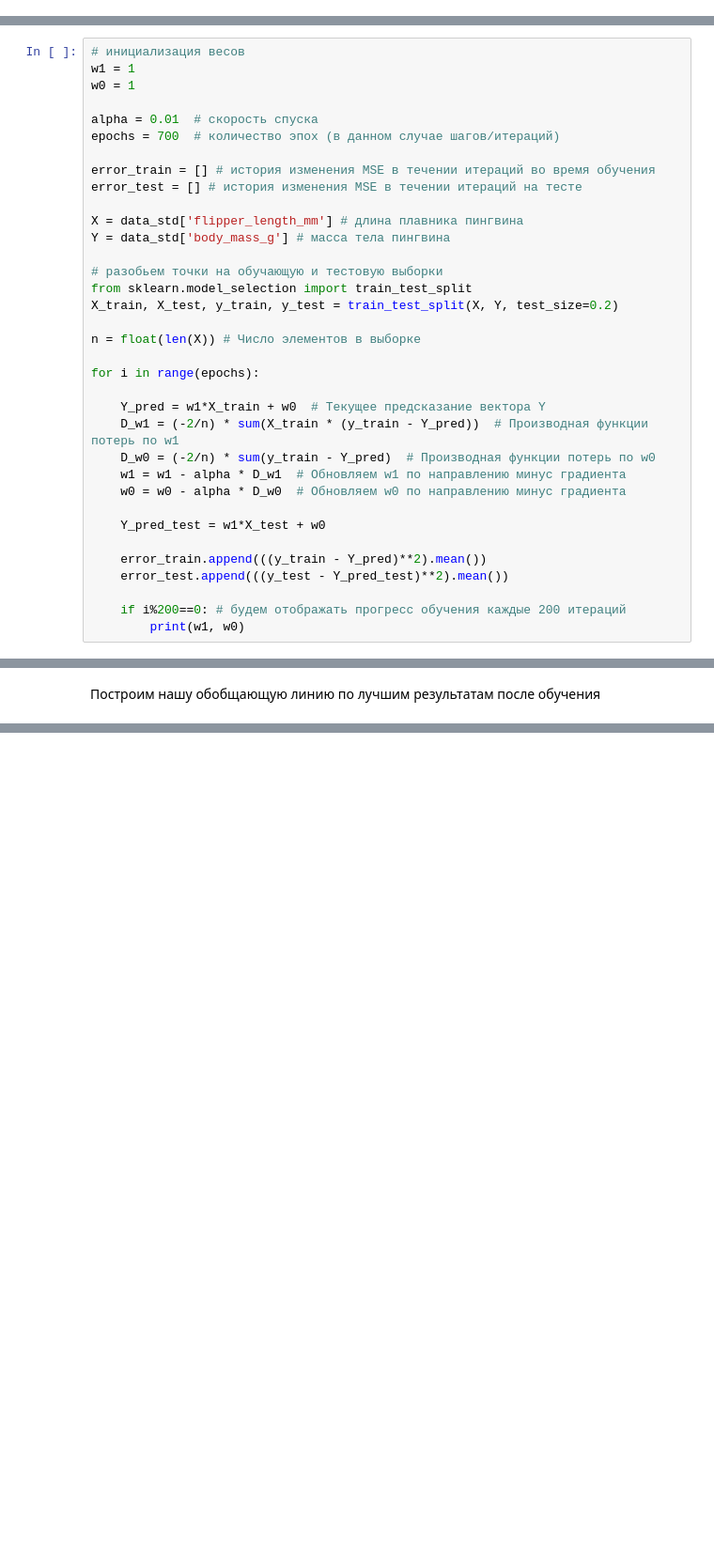
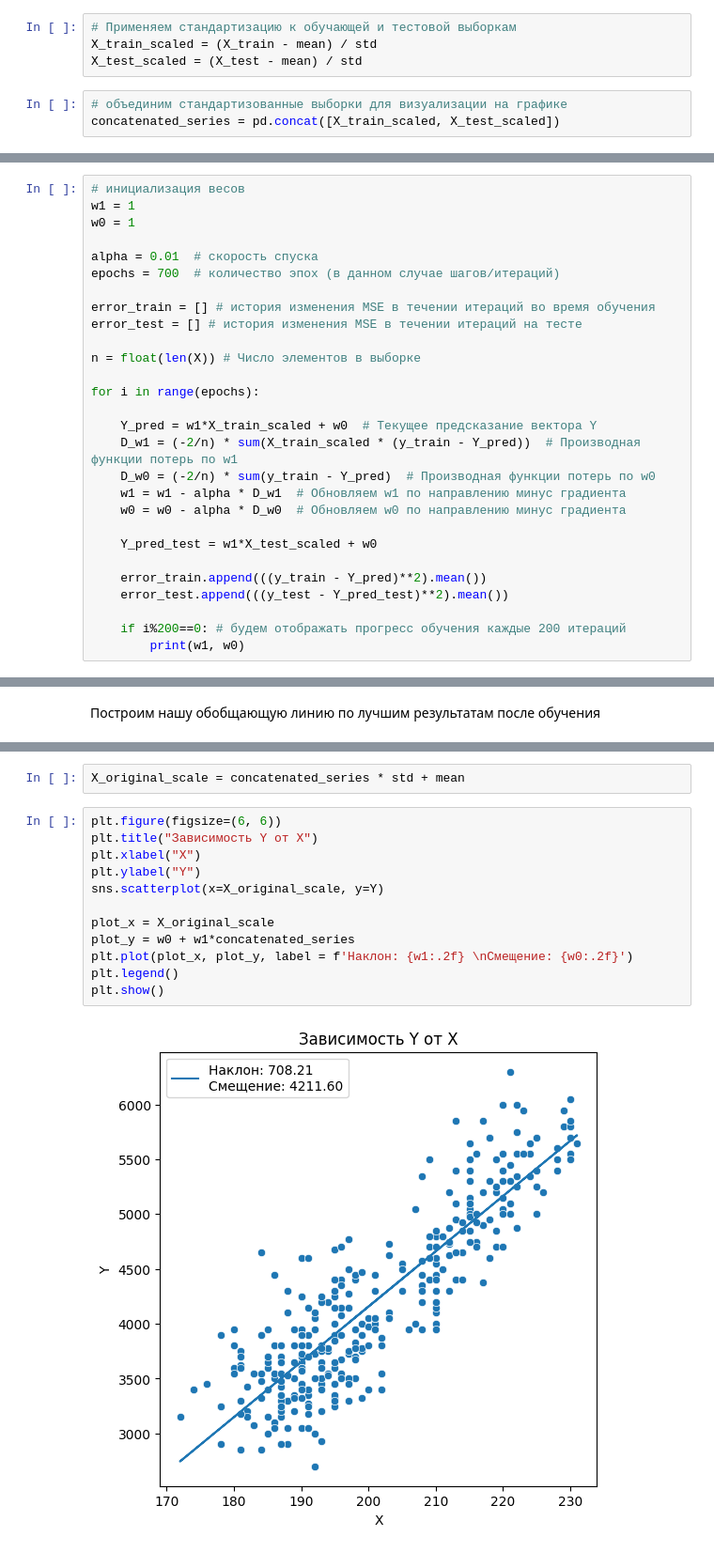
Before and after one commit to Lightmourne/ML-algorithms, a Jupyter notebook: Линейная_регрессия_и_Градиентный_спуск.ipynb, the cells around one changed output, grey strips where cells are left out. Shown: that part at 94% size. Saved outputs shown, nothing was run; the diff lists cells and outputs as text; blank space fills up the shorter version.

```diff
--- a/Линейная_регрессия_и_Градиентный_спуск.ipynb
+++ b/Линейная_регрессия_и_Градиентный_спуск.ipynb
@@ -491,3 +510,10 @@ data_std["flipper_length_mm"] = (data_std["flipper_length_mm"] - data_std["flipp
+# %%
+# Применяем стандартизацию к обучающей и тестовой выборкам
+X_train_scaled = (X_train - mean) / std
+X_test_scaled = (X_test - mean) / std
+# %%
+# объединим стандартизованные выборки для визуализации на графике
+concatenated_series = pd.concat([X_train_scaled, X_test_scaled])
 # %%
 fig, axs = plt.subplots(nrows=1, ncols=2, figsize=(12, 4))
 
@@ -514,24 +541,17 @@ epochs = 700  # количество эпох (в данном случае ша
 error_train = [] # история изменения MSE в течении итераций во время обучения
 error_test = [] # история изменения MSE в течении итераций на тесте
 
-X = data_std['flipper_length_mm'] # длина плавника пингвина
-Y = data_std['body_mass_g'] # масса тела пингвина
-
-# разобьем точки на обучающую и тестовую выборки
-from sklearn.model_selection import train_test_split
-X_train, X_test, y_train, y_test = train_test_split(X, Y, test_size=0.2)
-
 n = float(len(X)) # Число элементов в выборке
 
 for i in range(epochs):
 
-    Y_pred = w1*X_train + w0  # Текущее предсказание вектора Y
-    D_w1 = (-2/n) * sum(X_train * (y_train - Y_pred))  # Производная функции потерь по w1
+    Y_pred = w1*X_train_scaled + w0  # Текущее предсказание вектора Y
+    D_w1 = (-2/n) * sum(X_train_scaled * (y_train - Y_pred))  # Производная функции потерь по w1
     D_w0 = (-2/n) * sum(y_train - Y_pred)  # Производная функции потерь по w0
     w1 = w1 - alpha * D_w1  # Обновляем w1 по направлению минус градиента
     w0 = w0 - alpha * D_w0  # Обновляем w0 по направлению минус градиента
 
-    Y_pred_test = w1*X_test + w0
+    Y_pred_test = w1*X_test_scaled + w0
 
     error_train.append(((y_train - Y_pred)**2).mean())
     error_test.append(((y_test - Y_pred_test)**2).mean())
@@ -570,3 +594,19 @@ plt.show()
+# %%
+X_original_scale = concatenated_series * std + mean
+# %%
+plt.figure(figsize=(6, 6))
+plt.title("Зависимость Y от X")
+plt.xlabel("X")
+plt.ylabel("Y")
+sns.scatterplot(x=X_original_scale, y=Y)
+
+plot_x = X_original_scale
+plot_y = w0 + w1*concatenated_series
+plt.plot(plot_x, plot_y, label = f'Наклон: {w1:.2f} \nCмещение: {w0:.2f}')
+plt.legend()
+plt.show()
+# %% [output]
+[figure, added]
 # %% [markdown]
 ## Заключение
 
```
Also changed, not shown: parts of 13 cells of this notebook.
